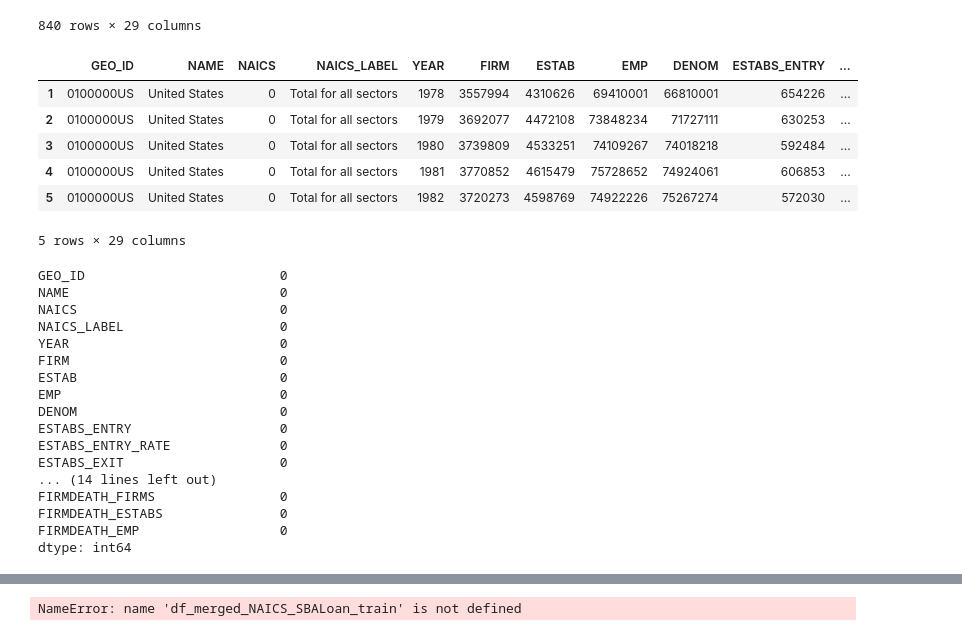
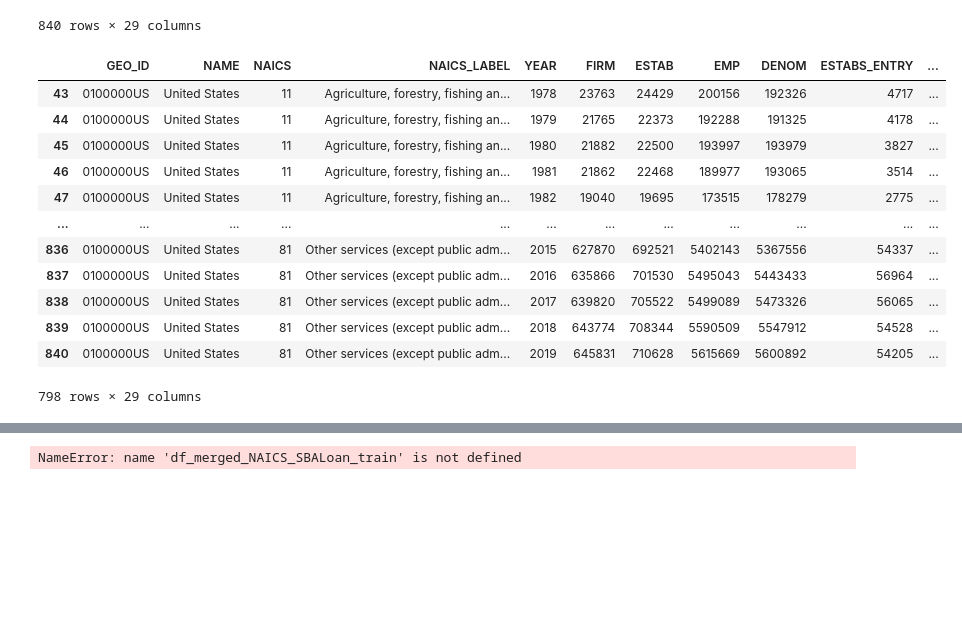
Before and after one commit to CIV2T1PEY/CIV1498-Group-Project, a Jupyter notebook: Python_Prashan_Notebook.ipynb, the cells around one changed output, grey strips where cells are left out. Saved outputs shown, nothing was run; the diff lists cells and outputs as text; code cells hidden in the pictures; blank space fills up the shorter version.

```diff
--- a/Python_Prashan_Notebook.ipynb
+++ b/Python_Prashan_Notebook.ipynb
@@ -84,15 +84,5 @@ NAICS_BDS
 | 839 | 0100000US | United States | 81 | Other services (except public adm... | 2018 | 643774 | 708344 | 5590509 | 5547912 | 54528 | ... |
 | 840 | 0100000US | United States | 81 | Other services (except public adm... | 2019 | 645831 | 710628 | 5615669 | 5600892 | 54205 | ... |
 840 rows × 29 columns
-# %%
-NAICS_BDS.head()
-# %% [output]
-|  | GEO_ID | NAME | NAICS | NAICS_LABEL | YEAR | FIRM | ESTAB | EMP | DENOM | ESTABS_ENTRY | ... |
-| 1 | 0100000US | United States | 0 | Total for all sectors | 1978 | 3557994 | 4310626 | 69410001 | 66810001 | 654226 | ... |
-| 2 | 0100000US | United States | 0 | Total for all sectors | 1979 | 3692077 | 4472108 | 73848234 | 71727111 | 630253 | ... |
-| 3 | 0100000US | United States | 0 | Total for all sectors | 1980 | 3739809 | 4533251 | 74109267 | 74018218 | 592484 | ... |
-| 4 | 0100000US | United States | 0 | Total for all sectors | 1981 | 3770852 | 4615479 | 75728652 | 74924061 | 606853 | ... |
-| 5 | 0100000US | United States | 0 | Total for all sectors | 1982 | 3720273 | 4598769 | 74922226 | 75267274 | 572030 | ... |
-5 rows × 29 columns
 # %%
 DF_NAICS = NAICS_BDS.copy()
@@ -100,23 +90,19 @@ DF_NAICS.drop(DF_NAICS[(DF_NAICS.NAICS == '00')].index, inplace=True)
 # %%
-DF_NAICS.isnull().sum()
+DF_NAICS
 # %% [output]
+|  | GEO_ID | NAME | NAICS | NAICS_LABEL | YEAR | FIRM | ESTAB | EMP | DENOM | ESTABS_ENTRY | ... |
+| 43 | 0100000US | United States | 11 | Agriculture, forestry, fishing an... | 1978 | 23763 | 24429 | 200156 | 192326 | 4717 | ... |
+| 44 | 0100000US | United States | 11 | Agriculture, forestry, fishing an... | 1979 | 21765 | 22373 | 192288 | 191325 | 4178 | ... |
+| 45 | 0100000US | United States | 11 | Agriculture, forestry, fishing an... | 1980 | 21882 | 22500 | 193997 | 193979 | 3827 | ... |
+| 46 | 0100000US | United States | 11 | Agriculture, forestry, fishing an... | 1981 | 21862 | 22468 | 189977 | 193065 | 3514 | ... |
+| 47 | 0100000US | United States | 11 | Agriculture, forestry, fishing an... | 1982 | 19040 | 19695 | 173515 | 178279 | 2775 | ... |
+| ... | ... | ... | ... | ... | ... | ... | ... | ... | ... | ... | ... |
+| 836 | 0100000US | United States | 81 | Other services (except public adm... | 2015 | 627870 | 692521 | 5402143 | 5367556 | 54337 | ... |
+| 837 | 0100000US | United States | 81 | Other services (except public adm... | 2016 | 635866 | 701530 | 5495043 | 5443433 | 56964 | ... |
+| 838 | 0100000US | United States | 81 | Other services (except public adm... | 2017 | 639820 | 705522 | 5499089 | 5473326 | 56065 | ... |
+| 839 | 0100000US | United States | 81 | Other services (except public adm... | 2018 | 643774 | 708344 | 5590509 | 5547912 | 54528 | ... |
+| 840 | 0100000US | United States | 81 | Other services (except public adm... | 2019 | 645831 | 710628 | 5615669 | 5600892 | 54205 | ... |
-GEO_ID                         0
-NAME                           0
-NAICS                          0
-NAICS_LABEL                    0
-YEAR                           0
-FIRM                           0
-ESTAB                          0
-EMP                            0
-DENOM                          0
-ESTABS_ENTRY                   0
-ESTABS_ENTRY_RATE              0
-ESTABS_EXIT                    0
-... (14 lines left out)
-FIRMDEATH_FIRMS                0
-FIRMDEATH_ESTABS               0
-FIRMDEATH_EMP                  0
-dtype: int64
+798 rows × 29 columns
 # %%
 DF_NAICS.drop(DF_NAICS[(DF_NAICS.NAICS == '31-33') | (DF_NAICS.NAICS == '44-45') | (DF_NAICS.NAICS == '48-49')].index, inplace=True)
 # %%
```
Also changed, not shown: parts of 8 cells of this notebook.
